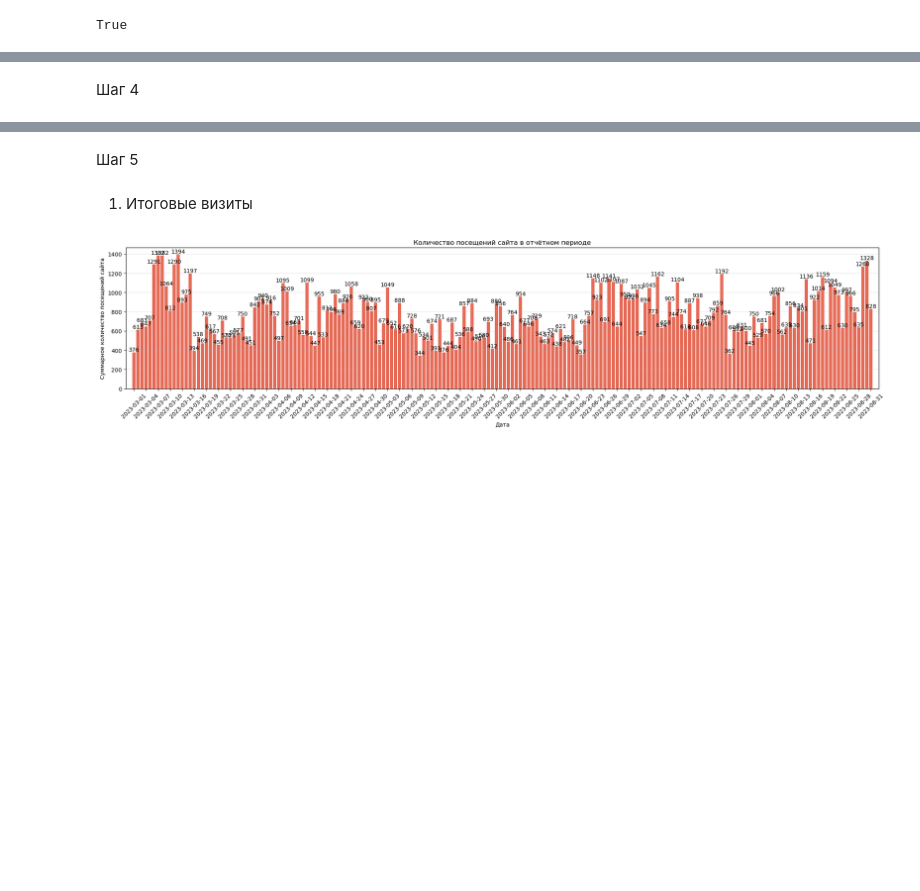
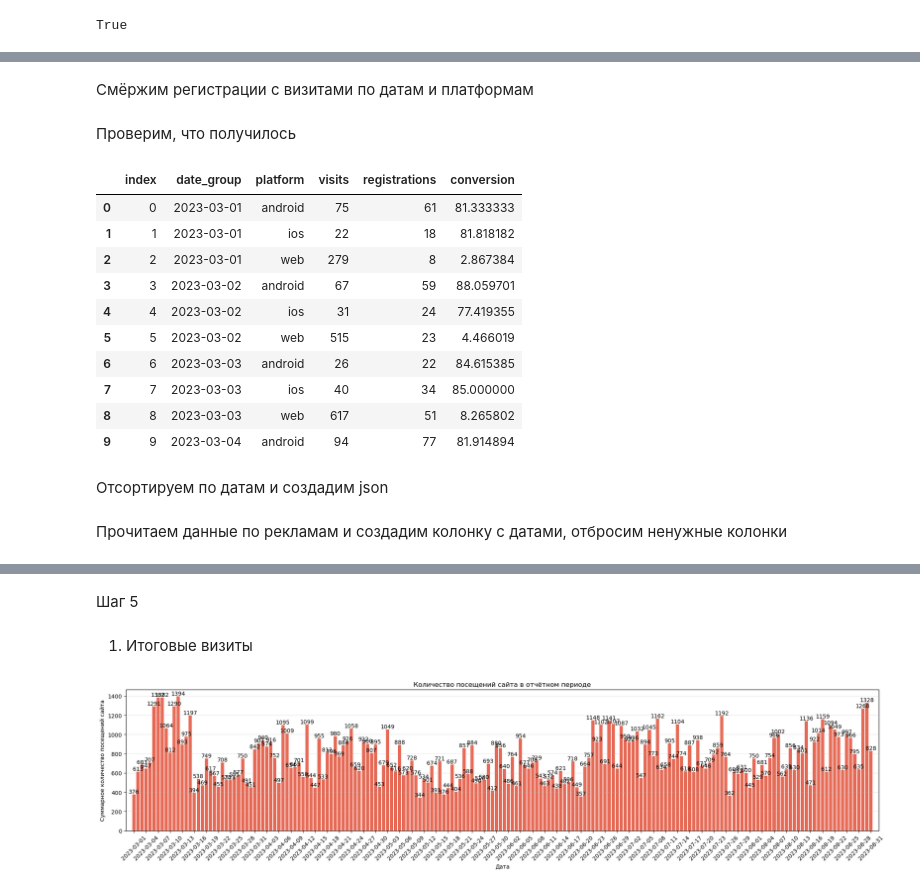
Before and after one commit to Vbhfbk/data-analytics-project-100, a Jupyter notebook: charts_project.ipynb, the cells around one changed output, grey strips where cells are left out. Cells and saved outputs as stored; diff of their text form; code cells hidden in the pictures; blank space fills up the shorter version.

```diff
--- a/charts_project.ipynb
+++ b/charts_project.ipynb
@@ -43,4 +161,2 @@ unique_visits['date'] = pd.to_datetime(unique_visits['datetime']).dt.date
 # %%
-grouped_unique_visits = unique_visits.drop(['user_agent', 'datetime'], axis=1).groupby(['date', 'platform']).agg(visits=("visit_id", "count"))
-grouped_unique_visits.reset_index
-grouped_unique_visits.columns = ['visits']
+grouped_unique_visits = visits_last.drop(['user_agent', 'datetime'], axis=1).groupby(['date_group', 'platform']).agg(visits=("visit_id", "count"))
@@ -47,5 +182,5 @@ grouped_unique_visits.columns = ['visits']
 # %%
-registrations_df['date'] = pd.to_datetime(registrations_df['datetime']).dt.date
-grouped_registrations = registrations_df.drop(['registration_type', 'email', 'datetime'], axis=1).groupby(['date', 'platform']).agg(registrations=("user_id", "count"))
-grouped_registrations.reset_index
-grouped_registrations.columns = ['registrations']
+registrations_df['date_group'] = pd.to_datetime(registrations_df['datetime']).dt.date
+grouped_registrations = registrations_df.drop(['registration_type', 'email', 'datetime'], axis=1).groupby(['date_group', 'platform']).agg(registrations=("user_id", "count"))
+#grouped_registrations.reset_index
+#grouped_registrations.columns = ['registrations']
@@ -52,15 +204,31 @@ grouped_registrations.columns = ['registrations']
+# %% [markdown]
+Смёржим регистрации с визитами по датам и платформам
 # %%
-conversions = pd.merge(grouped_unique_visits, grouped_registrations, on=['date', 'platform'])
+conversions = pd.merge(grouped_unique_visits, grouped_registrations, on=['date_group', 'platform'])
+conversions['conversion'] = (conversions['registrations'] / conversions['visits'] * 100 )
 conversions = conversions.reset_index()
-conversions['conversion'] = (conversions['registrations'] / conversions['visits'] * 100 )
-conversions_date = conversions
-# %%
-conversions['date_group'] = pd.to_datetime(conversions['date']).astype('int64') // 10**6
-conversions = conversions[['date_group', 'platform', 'visits', 'registrations', 'conversion']]
+# %% [markdown]
+Проверим, что получилось
+# %%
+conversions.head(10)
+# %% [output]
+|  | index | date_group | platform | visits | registrations | conversion |
+| 0 | 0 | 2023-03-01 | android | 75 | 61 | 81.333333 |
+| 1 | 1 | 2023-03-01 | ios | 22 | 18 | 81.818182 |
+| 2 | 2 | 2023-03-01 | web | 279 | 8 | 2.867384 |
+| 3 | 3 | 2023-03-02 | android | 67 | 59 | 88.059701 |
+| 4 | 4 | 2023-03-02 | ios | 31 | 24 | 77.419355 |
+| 5 | 5 | 2023-03-02 | web | 515 | 23 | 4.466019 |
+| 6 | 6 | 2023-03-03 | android | 26 | 22 | 84.615385 |
+| 7 | 7 | 2023-03-03 | ios | 40 | 34 | 85.000000 |
+| 8 | 8 | 2023-03-03 | web | 617 | 51 | 8.265802 |
+| 9 | 9 | 2023-03-04 | android | 94 | 77 | 81.914894 |
+# %% [markdown]
+Отсортируем по датам и создадим json
 # %%
 conversions = conversions.sort_values('date_group')
 conversions.to_json('conversion.json')
-# %% [markdown]
-Шаг 4
+# %% [markdown]
+Прочитаем данные по рекламам и создадим колонку с датами, отбросим ненужные колонки
 # %%
 ads_df=pd.read_csv('ads.csv')
```
Also changed, not shown: parts of 54 cells of this notebook.
